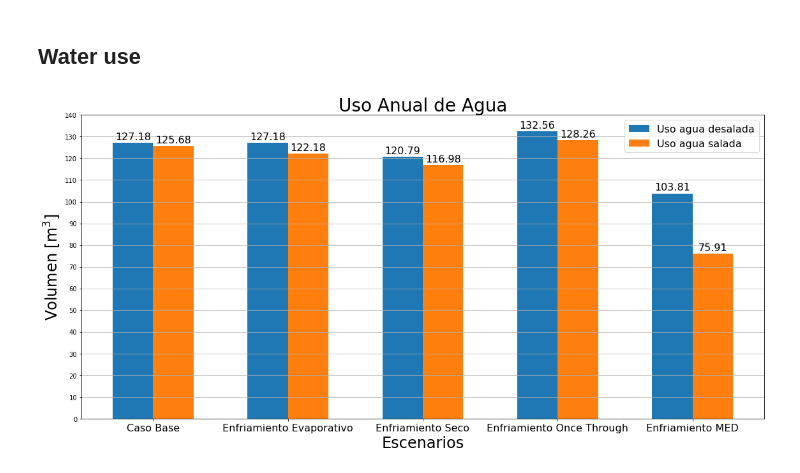
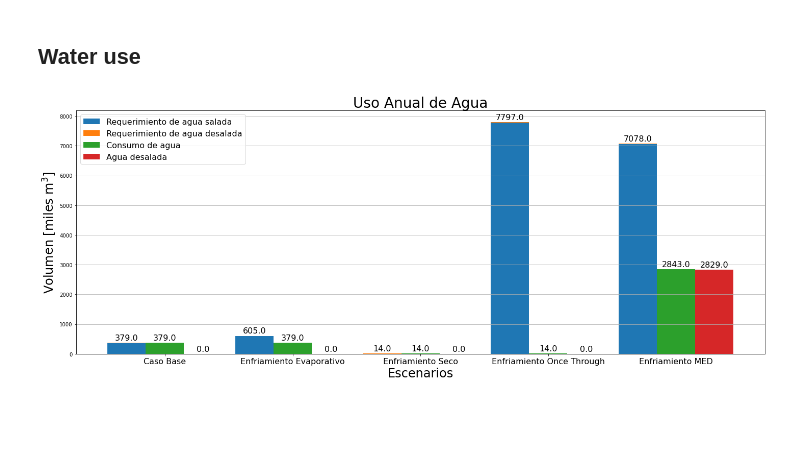
Before and after one commit to georgegacitua/CSP_data, a Jupyter notebook: CSP_comparison.ipynb, the cells around one changed output. Cells and saved outputs as stored; diff of their text form; code cells hidden in the pictures; blank space fills up the shorter version.

Commit message:
Added water flow comparisons

```diff
--- a/CSP_comparison.ipynb
+++ b/CSP_comparison.ipynb
@@ -117,32 +117,39 @@ plt.show()
 # %% [markdown]
 ## Water use
 # %%
-desalt_water = [127.18, 127.18, 120.79, 132.56, 103.81]
-salt_water = [127.18 - 1.5, 127.18 - 5, 120.79 - 3.81, 132.56 - 4.3, 103.81 - 27.9]
+r_desalt_water = np.round(np.array([14004, 14004, 14005, 14004, 13811])/1000,0)
+r_salt_water = np.round(np.array([365181, 591300, 0, 7782518, 7064064])/1000,0)
+r_total_water= r_desalt_water + r_salt_water
+consumed_water = np.round(np.array([379185, 379185, 14005,14004,2842590])/1000,0)
+produced_water = np.round(np.array([0, 0, 0, 0, 2828779])/1000,0)
 
 x = np.arange(len(cases[1:]))  # the label locations
 width = 0.3  # the width of the bars
 
-fig, ax = plt.subplots(figsize=(16, 8))
-rects1 = ax.bar(x - width/2, desalt_water, width, label= 'Uso agua desalada')
-rects2 = ax.bar(x + width/2, salt_water, width, label= 'Uso agua salada')
+fig, ax = plt.subplots(figsize=(20, 8))
+rects0 = ax.bar(x - width, r_total_water, width, color= 'black')
+rects1 = ax.bar(x - width, r_salt_water, width, label= 'Requerimiento de agua salada')
+rects2 = ax.bar(x - width, r_desalt_water, width, bottom= r_salt_water, label= 'Requerimiento de agua desalada')
+rects3 = ax.bar(x, consumed_water, width, label= 'Consumo de agua')
+rects4 = ax.bar(x + width, produced_water, width, label= 'Agua desalada')
 
 # Add some text for labels, title and custom x-axis tick labels, etc.
-ax.set_ylabel(r'Volumen [m$^3$]', fontsize= 24)
+ax.set_ylabel(r'Volumen [miles m$^3$]', fontsize= 24)
 ax.set_xlabel('Escenarios', fontsize= 24)
 ax.set_title('Uso Anual de Agua', fontsize= 28)
 ax.set_xticks(x)
-ax.set_yticks(np.arange(0, 150, 10))
-ax.set_ylim(0, 140)
+#ax.set_yticks(np.arange(0, 150, 10))
+#ax.set_ylim(0, 140)
 ax.set_xticklabels(cases[1:], fontsize= 16)
 ax.grid(axis= 'y')
 ax.legend(fontsize= 16)
 
-autolabel(rects1)
-autolabel(rects2)
+autolabel(rects0)
+autolabel(rects3)
+autolabel(rects4)
 
 fig.tight_layout()
 plt.savefig('annual_water_use.png', format='png', bbox_inches='tight')
 plt.show()
 # %% [output]
-[figure, old version]
+[figure, new version]
```
Also changed, not shown: parts of 1 cell of this notebook, 2 other files.
